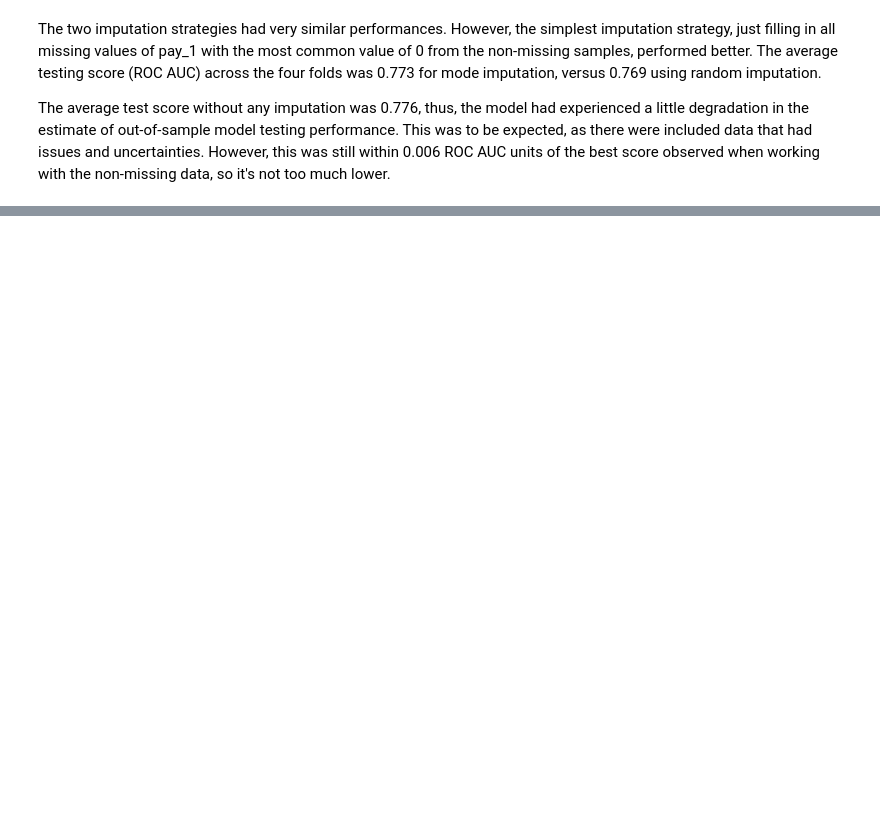
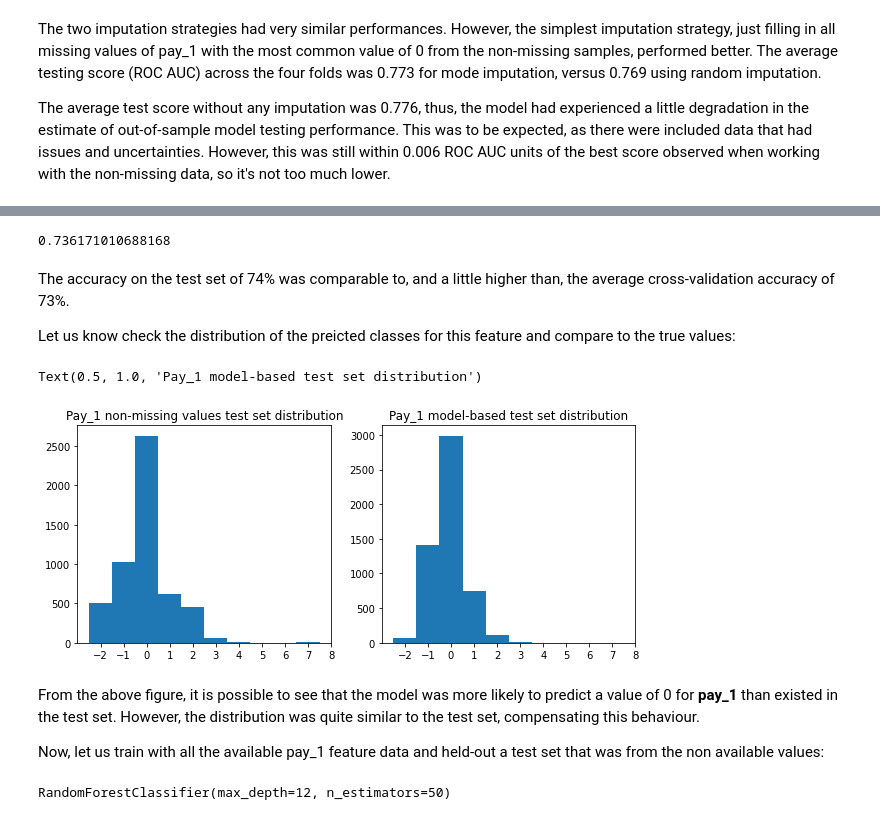
Before and after one commit to jeantardelli/data-science, a Jupyter notebook: inputation-of-missing-data-and-financial-analysis.ipynb, the cells around one changed output, grey strips where cells are left out. Drawn from its saved outputs; the diff is of its cells as text; code cells hidden in the pictures; blank space fills up the shorter version.

Commit message:
Imputation of Missing Data and Financial Analysis - Model-based imputation and comparison between models (7c)

```diff
--- a/inputation-of-missing-data-and-financial-analysis.ipynb
+++ b/inputation-of-missing-data-and-financial-analysis.ipynb
@@ -294,0 +323,4 @@ The average test score without any imputation was 0.776, thus, the model had exp
+# %%
+X_impute_train, X_impute_test, y_impute_train, y_impute_test = \
+    train_test_split(pay_1_df[features_response2].values,
+                     pay_1_df.pay_1.values, test_size=0.2, random_state=24)
@@ -294,0 +329,7 @@ The average test score without any imputation was 0.776, thus, the model had exp
+# %%
+params = {'max_depth': [3, 6, 9, 12],
+          'n_estimators': [10, 50, 100, 200]}
+
+cv_rf_imputation = GridSearchCV(rf, param_grid=params, scoring='accuracy',
+                                n_jobs=-1, refit=True, cv=4, error_score=np.nan,
+                                return_train_score=True)
@@ -294,0 +338,2 @@ The average test score without any imputation was 0.776, thus, the model had exp
+# %%
+cv_rf_imputation.fit(X_impute_train, y_impute_train)
@@ -294,0 +397,36 @@ The average test score without any imputation was 0.776, thus, the model had exp
+# %%
+y_impute_predict = cv_rf_imputation.predict(X_impute_test)
+
+metrics.accuracy_score(y_impute_test, y_impute_predict)
+# %% [output]
+0.736171010688168
+# %% [markdown]
+The accuracy on the test set of 74% was comparable to, and a little higher than, the average cross-validation accuracy of 73%.
+
+Let us know check the distribution of the preicted classes for this feature and compare to the true values:
+# %%
+fig, ax = plt.subplots(1, 2, figsize=(10, 4))
+
+bin_edges = np.arange(-2, 9)
+
+ax[0].hist(y_impute_test, bins=bin_edges, align='left')
+ax[0].set_xticks(bin_edges)
+ax[0].set_title('Pay_1 non-missing values test set distribution')
+
+ax[1].hist(y_impute_predict, bins=bin_edges, align='left')
+ax[1].set_xticks(bin_edges)
+ax[1].set_title('Pay_1 model-based test set distribution')
+# %% [output]
+Text(0.5, 1.0, 'Pay_1 model-based test set distribution')
+[figure, added]
+# %% [markdown]
+From the above figure, it is possible to see that the model was more likely to predict a value of 0 for **pay_1** than existed in the test set. However, the distribution was quite similar to the test set, compensating this behaviour.
+
+Now, let us train with all the available pay_1 feature data and held-out a test set that was from the non available values:
+# %%
+X_impute_all, y_impute_all = pay_1_df[features_response2].values, pay_1_df.default_payment_next_month.values
+
+rf_impute = RandomForestClassifier(n_estimators=50, max_depth=12)
+rf_impute.fit(X_impute_all, y_impute_all)
+# %% [output]
+RandomForestClassifier(max_depth=12, n_estimators=50)
```
Also changed, not shown: parts of 28 cells of this notebook.
